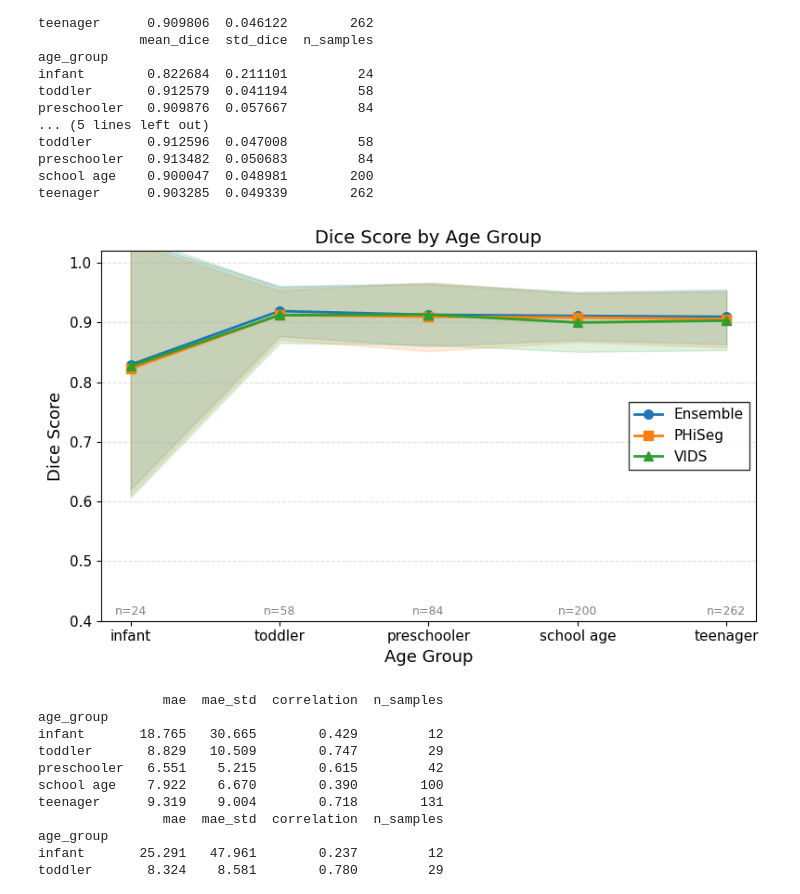
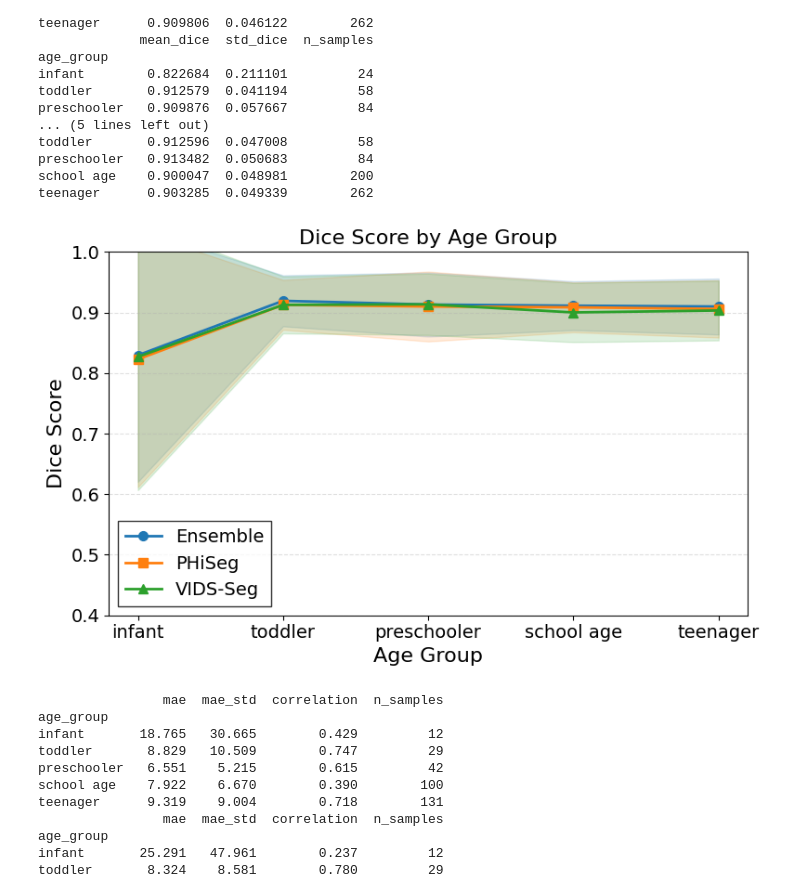
Before and after one commit to paulkogni/echonet, a Jupyter notebook: exp/final_figures/figure_2_performance.ipynb, the cells around one changed output. Drawn from its saved outputs; the diff is of its cells as text; code cells hidden in the pictures.

Commit message:
adds figure and extra eval

```diff
--- a/exp/final_figures/figure_2_performance.ipynb
+++ b/exp/final_figures/figure_2_performance.ipynb
@@ -80,45 +80,45 @@ teenager      0.903285  0.049339        262
 # %%
 fig, ax = plt.subplots(figsize=(8, 5))
 
 age_groups = stats_ens.index.tolist()
 x = np.arange(len(age_groups))
 
 models = {
     'Ensemble': (stats_ens, '#1f77b4', 'o'),
     'PHiSeg':   (stats_phiseg, '#ff7f0e', 's'),
-    'VIDS':     (stats_vids, '#2ca02c', '^'),
+    'VIDS-Seg':     (stats_vids, '#2ca02c', '^'),
 }
 
 for name, (stats, color, marker) in models.items():
     mean = stats['mean_dice'].values
     std  = stats['std_dice'].values
 
     # shaded std band
     ax.fill_between(x, mean - std, mean + std, alpha=0.15, color=color)
     # mean line
     ax.plot(x, mean, marker=marker, markersize=7, linewidth=2,
             color=color, label=name)
 
 ax.set_xticks(x)
-ax.set_xticklabels(age_groups, fontsize=12)
-ax.set_xlabel('Age Group', fontsize=13)
-ax.set_ylabel('Dice Score', fontsize=13)
-ax.set_title('Dice Score by Age Group', fontsize=14)
-ax.legend(fontsize=11, frameon=True, fancybox=False, edgecolor='black')
-ax.set_ylim(0.4, 1.02)
-ax.tick_params(labelsize=11)
+ax.set_xticklabels(age_groups, fontsize=16)
+ax.set_xlabel('Age Group', fontsize=16)
+ax.set_ylabel('Dice Score', fontsize=16)
+ax.set_title('Dice Score by Age Group', fontsize=16)
+ax.legend(fontsize=14, frameon=True, fancybox=False, edgecolor='black')
+ax.set_ylim(0.4, 1.0)
+ax.tick_params(labelsize=14)
 ax.grid(axis='y', linestyle='--', alpha=0.4)
 
 # add sample counts along the bottom
-for i, n in enumerate(stats_ens['n_samples'].values):
-    ax.text(i, ax.get_ylim()[0] + 0.01, f'n={n}', ha='center',
-            fontsize=9, color='grey')
+# for i, n in enumerate(stats_ens['n_samples'].values):
+#     ax.text(i, ax.get_ylim()[0] + 0.01, f'n={n}', ha='center',
+#             fontsize=9, color='grey')
 
 fig.tight_layout()
-# plt.savefig('dice_by_age_group.pdf', dpi=300, bbox_inches='tight')
+plt.savefig('dice_by_age_group.pdf', dpi=300, bbox_inches='tight')
 plt.show()
 # %% [output]
-[figure, old version]
+[figure, new version]
 # %%
 # now for ejection fraction
 # path_ef_ens = '/home/paul/workspace/year1/projects/ped_unc/echonet/exp/results_data/ensemble/results_ensemble_ef_adults.csv'
```
Also changed, not shown: parts of 3 cells of this notebook, 2 other files.
